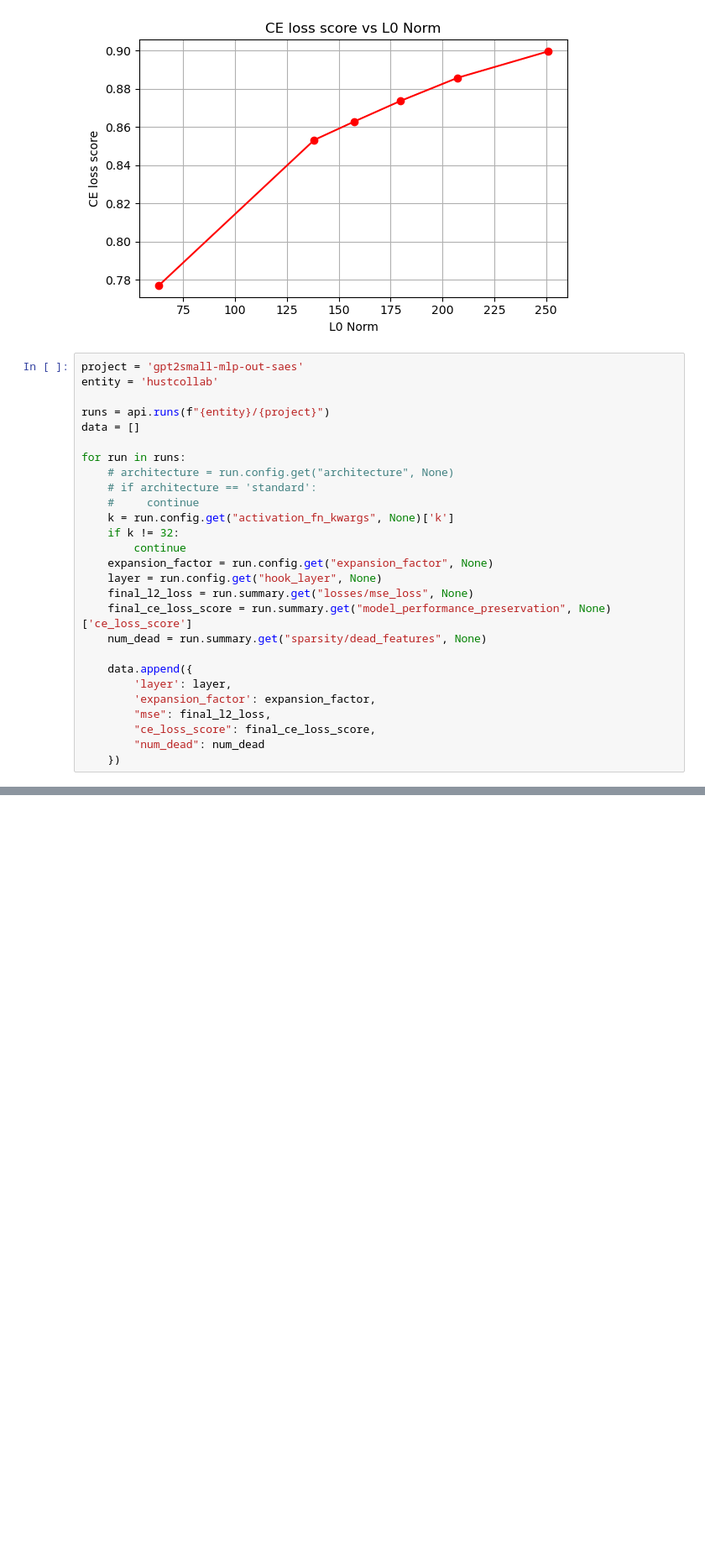
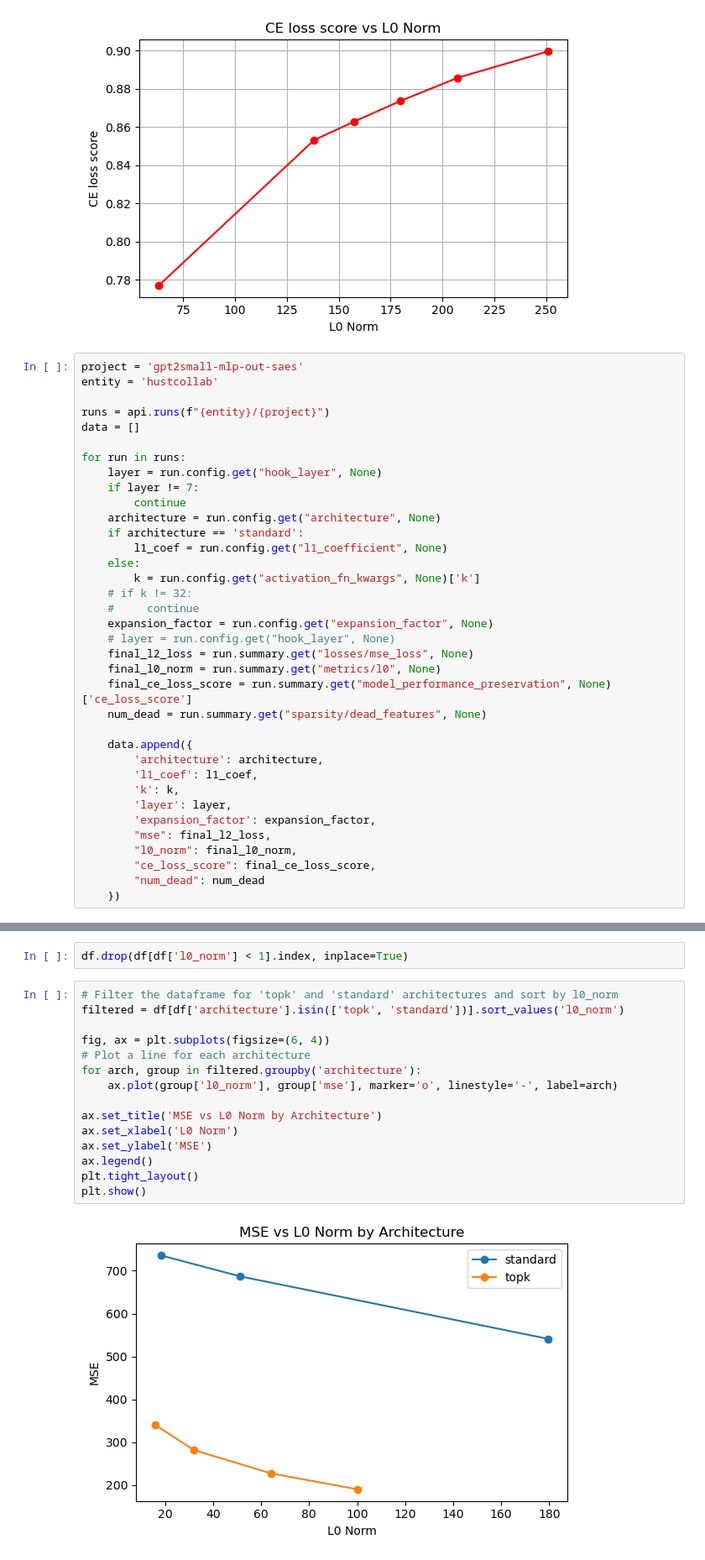
Before and after one commit to IamKrill1n/SAE, a Jupyter notebook: results.ipynb, the cells around one changed output, grey strips where cells are left out. Shown at 84% size. Cells and saved outputs as stored; diff of their text form; blank space fills up the shorter version.

```diff
--- a/results.ipynb
+++ b/results.ipynb
@@ -57,22 +57,31 @@ runs = api.runs(f"{entity}/{project}")
 data = []
 
 for run in runs:
-    # architecture = run.config.get("architecture", None)
-    # if architecture == 'standard':
+    layer = run.config.get("hook_layer", None)
+    if layer != 7:
+        continue
+    architecture = run.config.get("architecture", None)
+    if architecture == 'standard':
+        l1_coef = run.config.get("l1_coefficient", None)
+    else:
+        k = run.config.get("activation_fn_kwargs", None)['k']
+    # if k != 32:
     #     continue
-    k = run.config.get("activation_fn_kwargs", None)['k']
-    if k != 32:
-        continue
     expansion_factor = run.config.get("expansion_factor", None)
-    layer = run.config.get("hook_layer", None)
+    # layer = run.config.get("hook_layer", None)
     final_l2_loss = run.summary.get("losses/mse_loss", None)
+    final_l0_norm = run.summary.get("metrics/l0", None)
     final_ce_loss_score = run.summary.get("model_performance_preservation", None)['ce_loss_score']
     num_dead = run.summary.get("sparsity/dead_features", None)
 
     data.append({
+        'architecture': architecture,
+        'l1_coef': l1_coef,
+        'k': k,
         'layer': layer,
         'expansion_factor': expansion_factor,
         "mse": final_l2_loss,
+        "l0_norm": final_l0_norm,
         "ce_loss_score": final_ce_loss_score,
         "num_dead": num_dead
     })
@@ -95,0 +111,19 @@ print(df)
+# %%
+df.drop(df[df['l0_norm'] < 1].index, inplace=True)
+# %%
+# Filter the dataframe for 'topk' and 'standard' architectures and sort by l0_norm
+filtered = df[df['architecture'].isin(['topk', 'standard'])].sort_values('l0_norm')
+
+fig, ax = plt.subplots(figsize=(6, 4))
+# Plot a line for each architecture
+for arch, group in filtered.groupby('architecture'):
+    ax.plot(group['l0_norm'], group['mse'], marker='o', linestyle='-', label=arch)
+
+ax.set_title('MSE vs L0 Norm by Architecture')
+ax.set_xlabel('L0 Norm')
+ax.set_ylabel('MSE')
+ax.legend()
+plt.tight_layout()
+plt.show()
+# %% [output]
+[figure, added]
```
Also changed, not shown: parts of 5 cells of this notebook.
